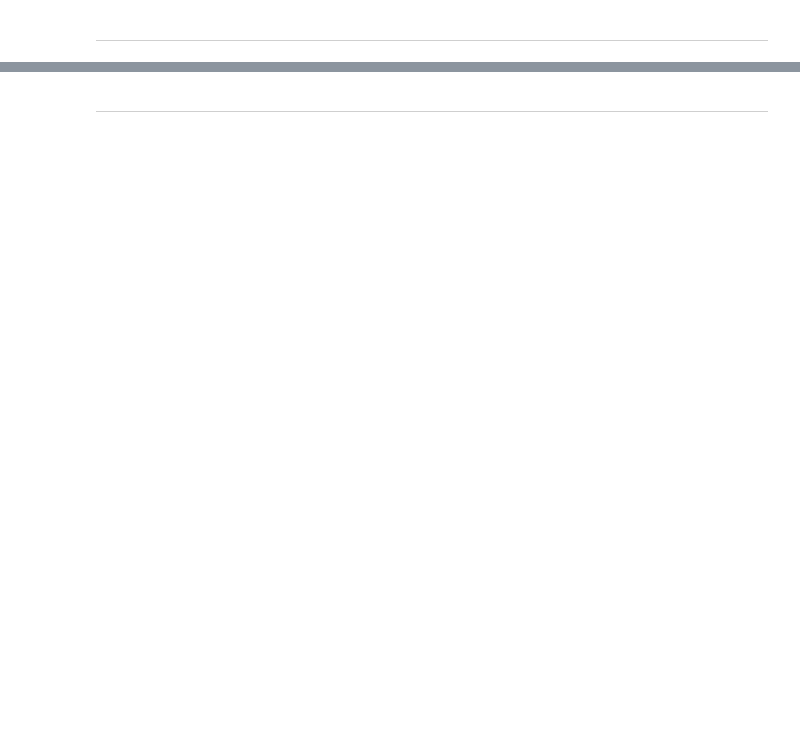
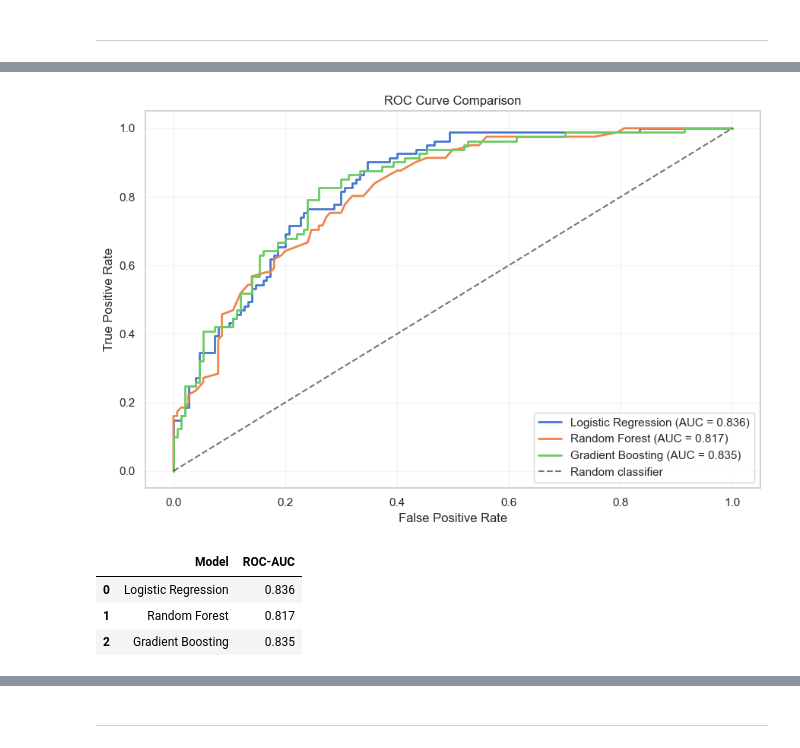
Before and after one commit to sati2799/diabetes-risk-prediction-ml, a Jupyter notebook: notebooks/Pima_Indians_Diabetes_Classification.ipynb, the cells around one changed output, grey strips where cells are left out. Drawn from its saved outputs; the diff is of its cells as text; code cells hidden in the pictures; blank space fills up the shorter version.

```diff
--- a/notebooks/Pima_Indians_Diabetes_Classification.ipynb
+++ b/notebooks/Pima_Indians_Diabetes_Classification.ipynb
@@ -867,0 +877,20 @@ plt.show()
+# %%
+# Summarize correct and incorrect predictions
+cm_results = []
+
+for name, predictions in model_predictions.items():
+    tn, fp, fn, tp = confusion_matrix(
+        y_test, predictions, labels=[0, 1]
+    ).ravel()
+
+    cm_results.append({
+        "Model": name,
+        "True Positives": tp,
+        "False Negatives": fn,
+        "False Positives": fp,
+        "True Negatives": tn
+    })
+
+cm_summary = pd.DataFrame(cm_results)
+
+display(cm_summary)
@@ -928,0 +912,58 @@ plt.show()
+# %%
+# Compare ROC curves for the three trained models
+models = {
+    "Logistic Regression": lr_pipeline,
+    "Random Forest": rf_pipeline,
+    "Gradient Boosting": gb_pipeline
+}
+
+roc_results = []
+
+plt.figure(figsize=(9, 6))
+
+for name, model in models.items():
+    # Predicted probabilities for the positive class
+    probabilities = model.predict_proba(X_test)[:, 1]
+
+    # ROC curve and AUC
+    fpr, tpr, _ = roc_curve(y_test, probabilities)
+    auc_score = roc_auc_score(y_test, probabilities)
+
+    roc_results.append({
+        "Model": name,
+        "ROC-AUC": auc_score
+    })
+
+    plt.plot(
+        fpr,
+        tpr,
+        linewidth=2,
+        label=f"{name} (AUC = {auc_score:.3f})"
+    )
+
+# Random classifier reference
+plt.plot(
+    [0, 1],
+    [0, 1],
+    "k--",
+    alpha=0.6,
+    label="Random classifier"
+)
+
+plt.title("ROC Curve Comparison")
+plt.xlabel("False Positive Rate")
+plt.ylabel("True Positive Rate")
+plt.legend(loc="lower right")
+plt.grid(alpha=0.2)
+plt.tight_layout()
+plt.show()
+
+# Display AUC scores
+auc_comparison = pd.DataFrame(roc_results)
+display(auc_comparison.round(3))
+# %% [output]
+[figure, added]
+|  | Model | ROC-AUC |
+| 0 | Logistic Regression | 0.836 |
+| 1 | Random Forest | 0.817 |
+| 2 | Gradient Boosting | 0.835 |
```
Also changed, not shown: parts of 19 cells of this notebook.
